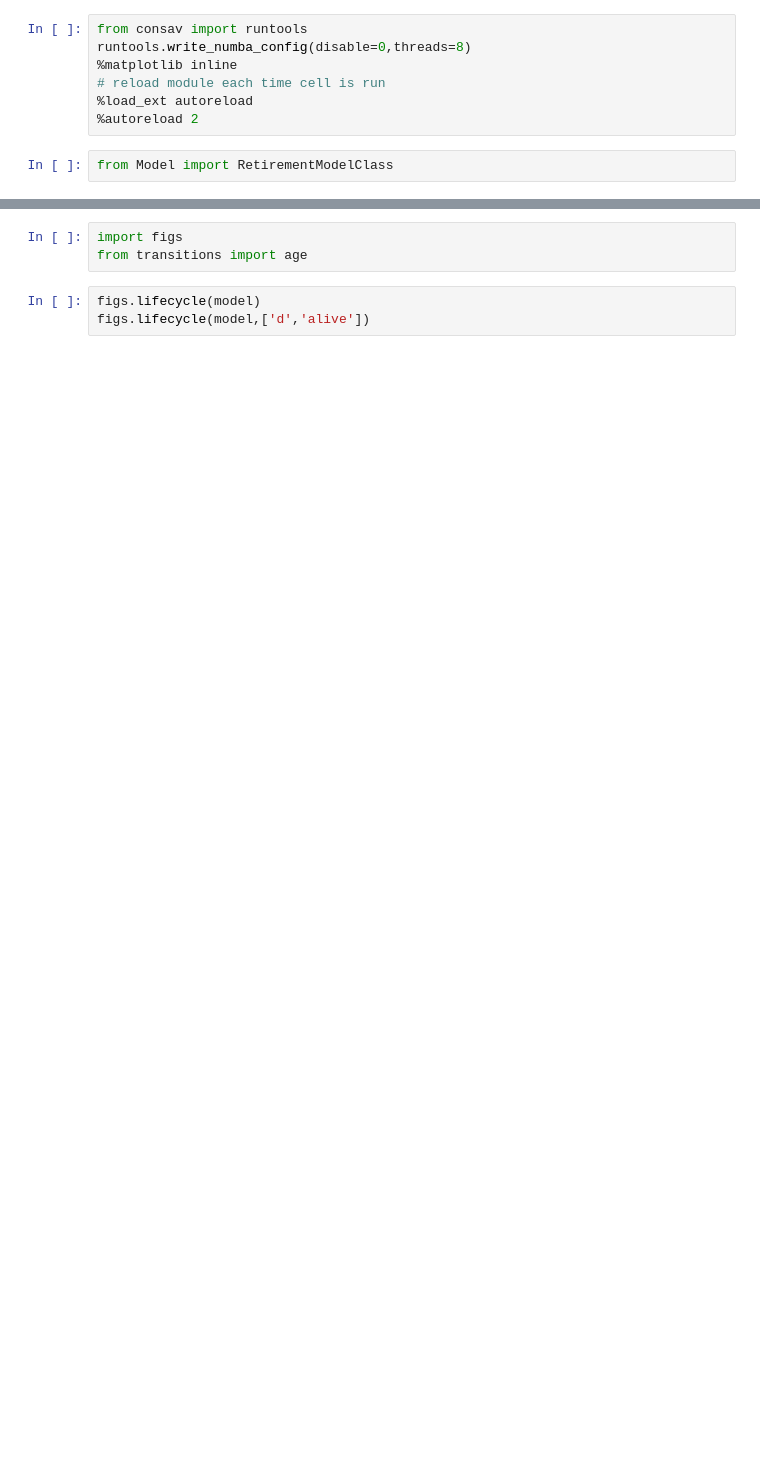
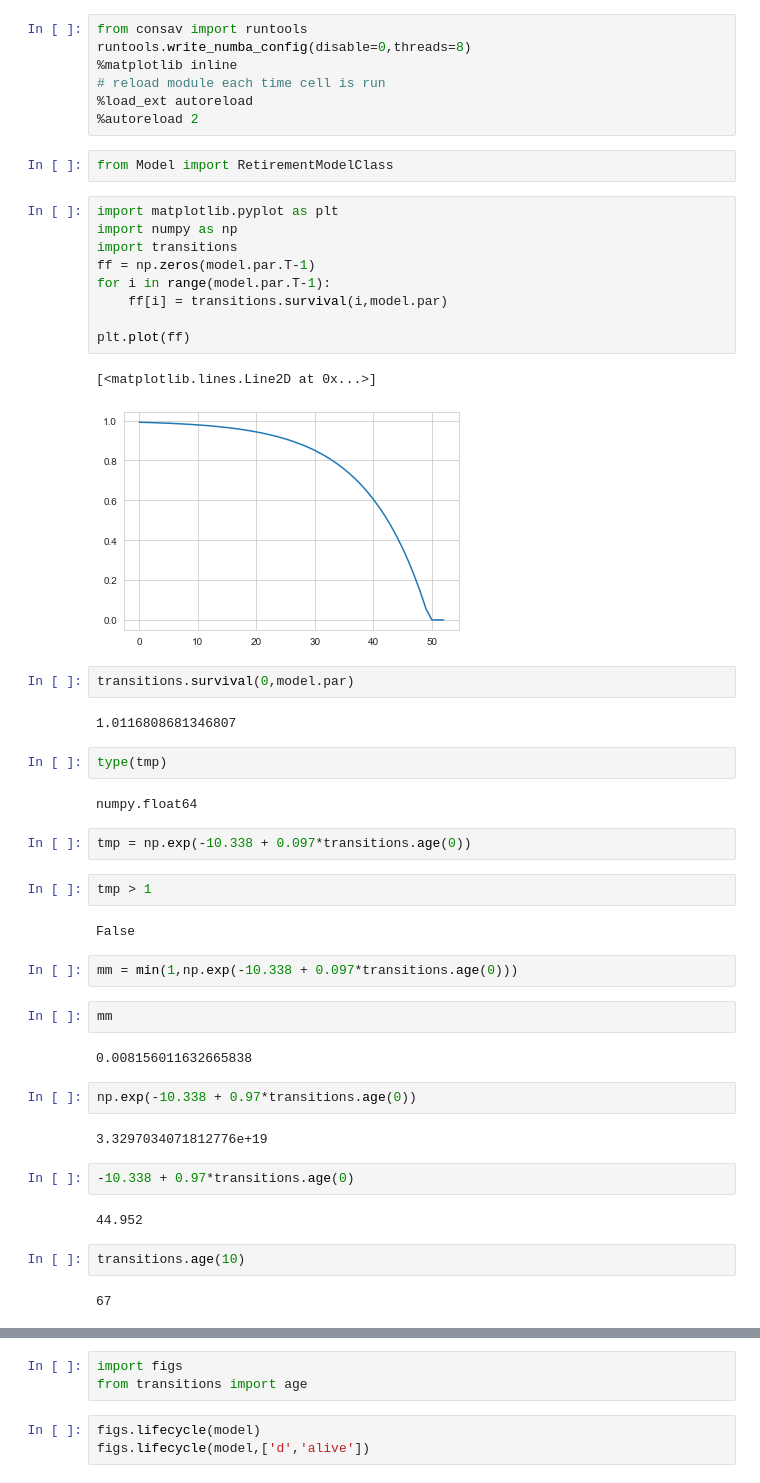
Before and after one commit to mathiassunesen/Speciale_retirement, a Jupyter notebook: Main/Frederik.ipynb, the cells around one changed output, grey strips where cells are left out. Cells and saved outputs as stored; diff of their text form; blank space fills up the shorter version.

```diff
--- a/Main/Frederik.ipynb
+++ b/Main/Frederik.ipynb
@@ -7,3 +7,47 @@ runtools.write_numba_config(disable=0,threads=8)
 %autoreload 2
 # %%
 from Model import RetirementModelClass
+# %%
+import matplotlib.pyplot as plt
+import numpy as np
+import transitions
+ff = np.zeros(model.par.T-1)
+for i in range(model.par.T-1):
+    ff[i] = transitions.survival(i,model.par)
+
+plt.plot(ff)
+# %% [output]
+[<matplotlib.lines.Line2D at 0x...>]
+[figure, added]
+# %%
+transitions.survival(0,model.par)
+# %% [output]
+1.0116808681346807
+# %%
+type(tmp)
+# %% [output]
+numpy.float64
+# %%
+tmp = np.exp(-10.338 + 0.097*transitions.age(0))
+# %%
+tmp > 1
+# %% [output]
+False
+# %%
+mm = min(1,np.exp(-10.338 + 0.097*transitions.age(0)))
+# %%
+mm
+# %% [output]
+0.008156011632665838
+# %%
+np.exp(-10.338 + 0.97*transitions.age(0))
+# %% [output]
+3.3297034071812776e+19
+# %%
+-10.338 + 0.97*transitions.age(0)
+# %% [output]
+44.952
+# %%
+transitions.age(10)
+# %% [output]
+67
```
Also changed, not shown: parts of 10 cells of this notebook, 4 other files.
